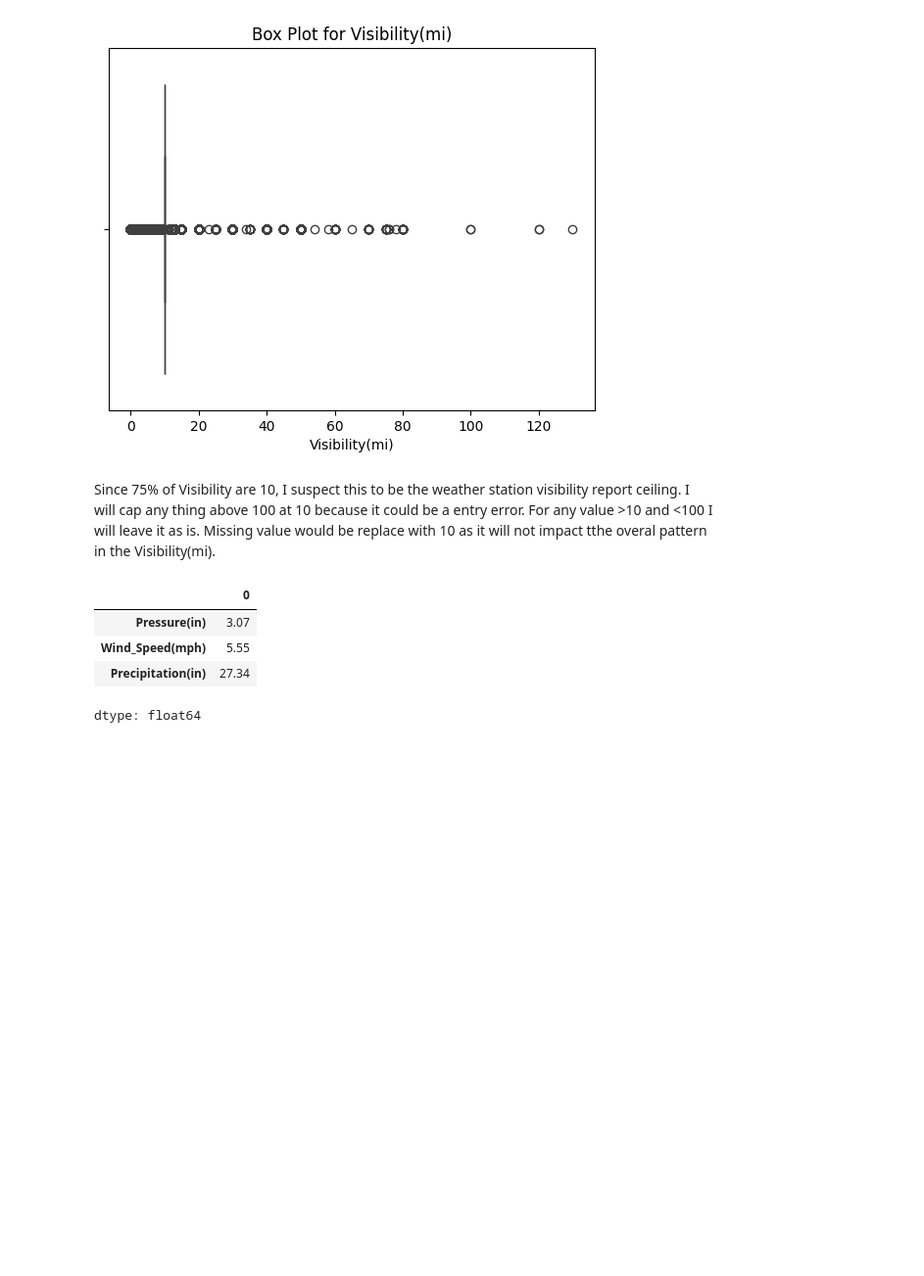
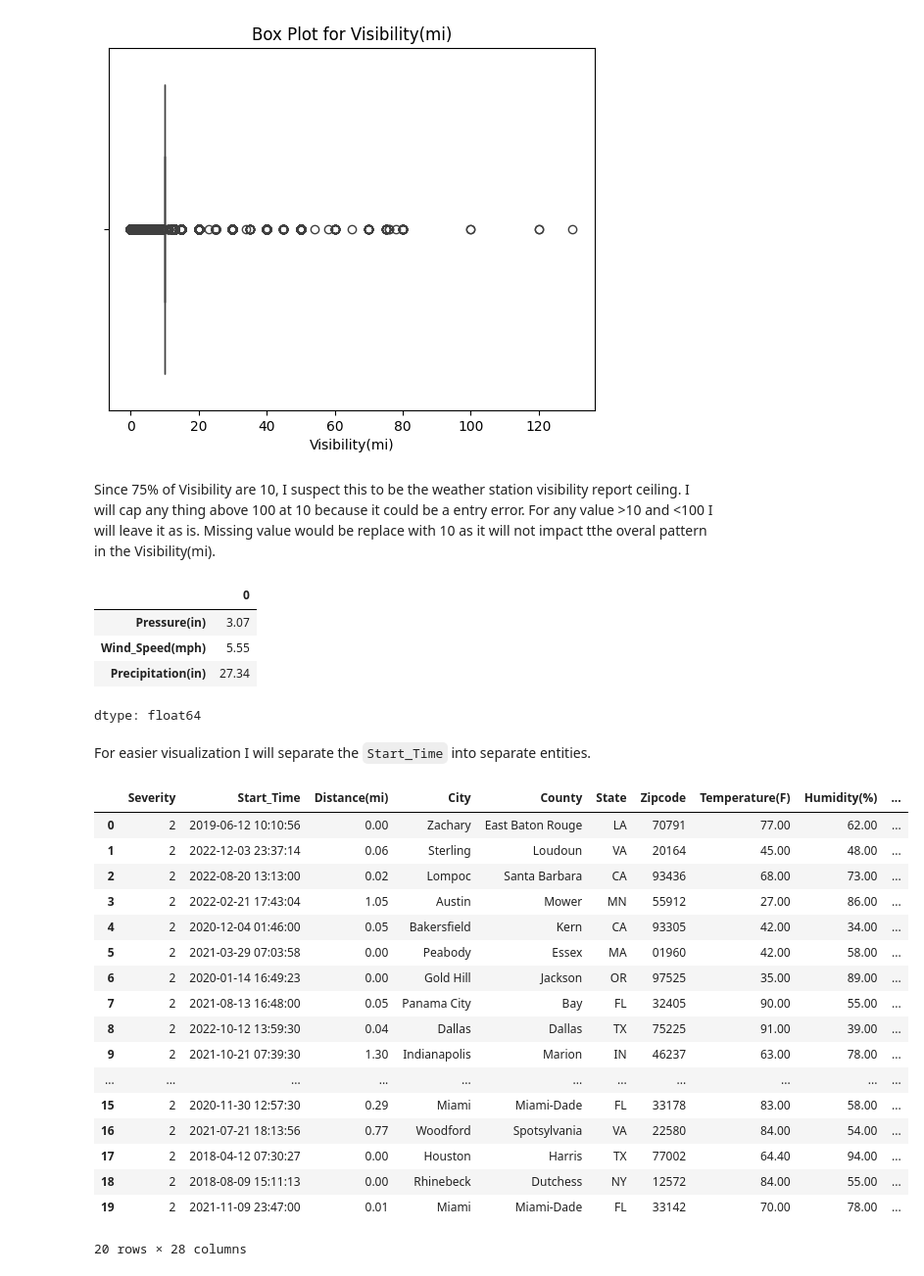
Before and after one commit to sgterrado/Need4Data-Blue-Bumper-Cars, a Jupyter notebook: Need4Data_DataClean.ipynb, the cells around one changed output. Shown at 98% size. Saved outputs shown, nothing was run; the diff lists cells and outputs as text; code cells hidden in the pictures; blank space fills up the shorter version.

```diff
--- a/Need4Data_DataClean.ipynb
+++ b/Need4Data_DataClean.ipynb
@@ -568,3 +562,31 @@ s[s>0]
 | Wind_Speed(mph) | 5.55 |
 | Precipitation(in) | 27.34 |
 dtype: float64
+# %% [markdown]
+For easier visualization I will separate the `Start_Time` into separate entities.
+# %%
+df['Time'] = df['Start_Time'].dt.time
+df['Year'] = df['Start_Time'].dt.year
+df['Month'] = df['Start_Time'].dt.month
+df['Date'] = df['Start_Time'].dt.day
+
+df.head(5)
+# %% [output]
+|  | Severity | Start_Time | Distance(mi) | City | County | State | Zipcode | Temperature(F) | Humidity(%) | ... |
+| 0 | 2 | 2019-06-12 10:10:56 | 0.00 | Zachary | East Baton Rouge | LA | 70791 | 77.00 | 62.00 | ... |
+| 1 | 2 | 2022-12-03 23:37:14 | 0.06 | Sterling | Loudoun | VA | 20164 | 45.00 | 48.00 | ... |
+| 2 | 2 | 2022-08-20 13:13:00 | 0.02 | Lompoc | Santa Barbara | CA | 93436 | 68.00 | 73.00 | ... |
+| 3 | 2 | 2022-02-21 17:43:04 | 1.05 | Austin | Mower | MN | 55912 | 27.00 | 86.00 | ... |
+| 4 | 2 | 2020-12-04 01:46:00 | 0.05 | Bakersfield | Kern | CA | 93305 | 42.00 | 34.00 | ... |
+| 5 | 2 | 2021-03-29 07:03:58 | 0.00 | Peabody | Essex | MA | 01960 | 42.00 | 58.00 | ... |
+| 6 | 2 | 2020-01-14 16:49:23 | 0.00 | Gold Hill | Jackson | OR | 97525 | 35.00 | 89.00 | ... |
+| 7 | 2 | 2021-08-13 16:48:00 | 0.05 | Panama City | Bay | FL | 32405 | 90.00 | 55.00 | ... |
+| 8 | 2 | 2022-10-12 13:59:30 | 0.04 | Dallas | Dallas | TX | 75225 | 91.00 | 39.00 | ... |
+| 9 | 2 | 2021-10-21 07:39:30 | 1.30 | Indianapolis | Marion | IN | 46237 | 63.00 | 78.00 | ... |
+| ... | ... | ... | ... | ... | ... | ... | ... | ... | ... | ... |
+| 15 | 2 | 2020-11-30 12:57:30 | 0.29 | Miami | Miami-Dade | FL | 33178 | 83.00 | 58.00 | ... |
+| 16 | 2 | 2021-07-21 18:13:56 | 0.77 | Woodford | Spotsylvania | VA | 22580 | 84.00 | 54.00 | ... |
+| 17 | 2 | 2018-04-12 07:30:27 | 0.00 | Houston | Harris | TX | 77002 | 64.40 | 94.00 | ... |
+| 18 | 2 | 2018-08-09 15:11:13 | 0.00 | Rhinebeck | Dutchess | NY | 12572 | 84.00 | 55.00 | ... |
+| 19 | 2 | 2021-11-09 23:47:00 | 0.01 | Miami | Miami-Dade | FL | 33142 | 70.00 | 78.00 | ... |
+20 rows × 28 columns
```
Also changed, not shown: parts of 10 cells of this notebook.
